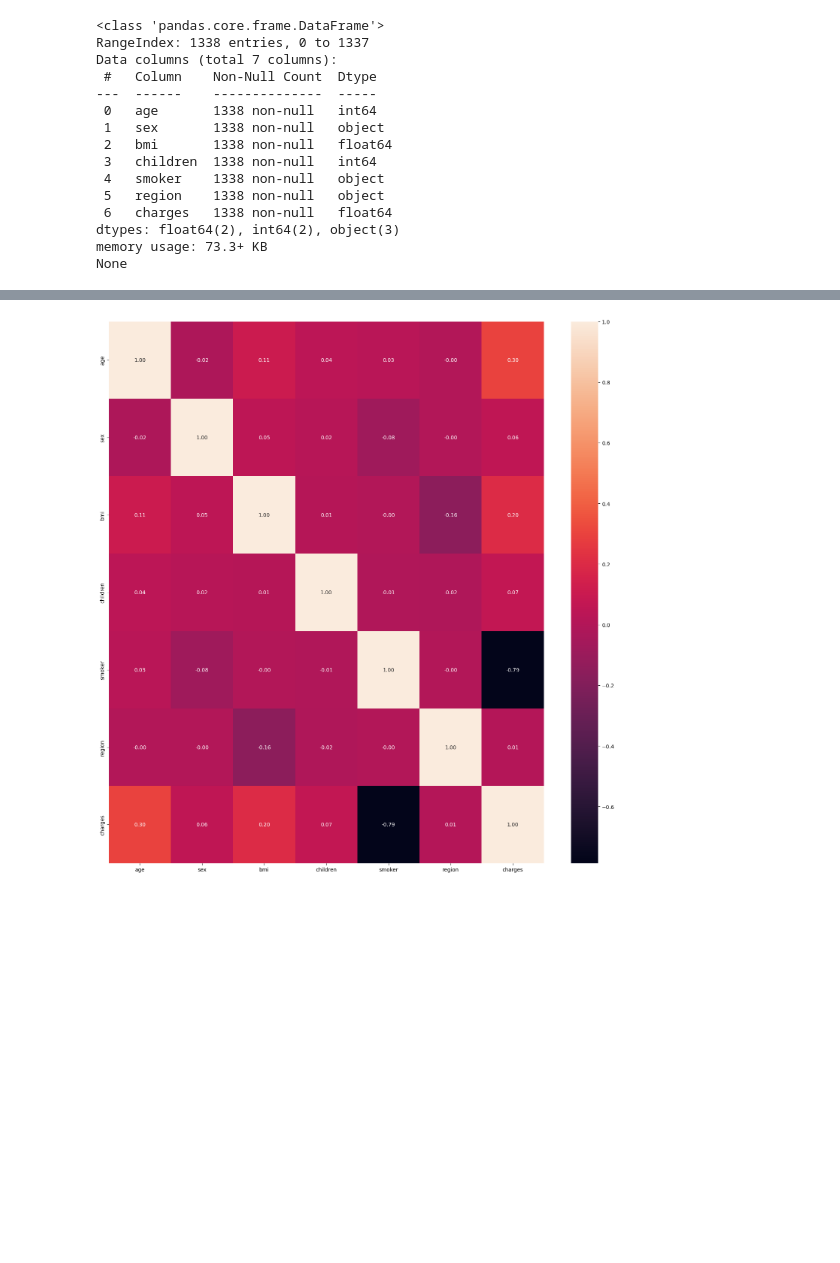
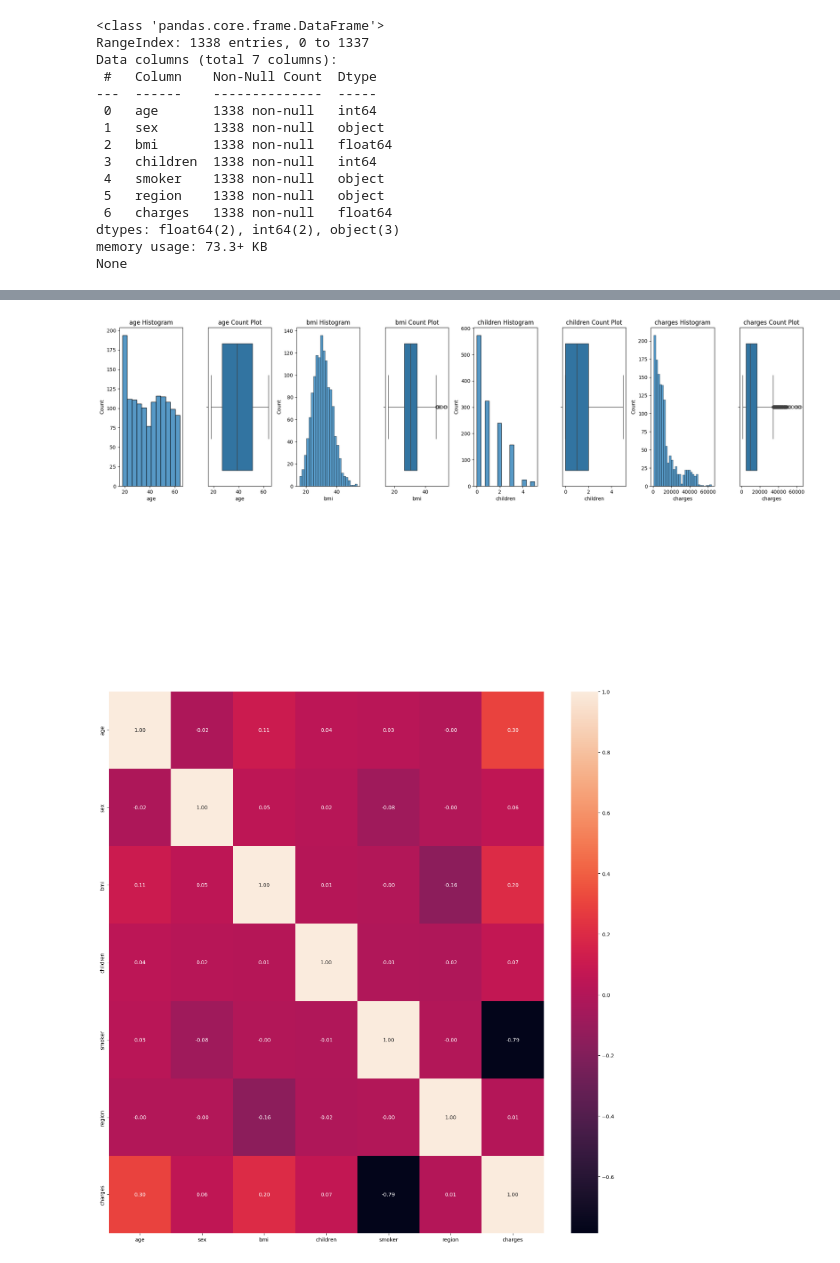
Before and after one commit to Jasn2002/linear-regression-project-tutorial, a Jupyter notebook: exercise.ipynb, the cells around one changed output, grey strips where cells are left out. Drawn from its saved outputs; the diff is of its cells as text; code cells hidden in the pictures; blank space fills up the shorter version.

```diff
--- a/exercise.ipynb
+++ b/exercise.ipynb
@@ -88,3 +71,34 @@ plt.show()
+# %%
+##NUMERIC VARIABLES##
+numeric_variables = ['age', 'bmi', 'children', 'charges']
+
+def plot_numeric_analysis(data_frame: pd.DataFrame, column_list: list[str]) -> None:
+    num_vars = len(column_list)
+    rows = 2
+    columns = 2 * num_vars  # Two plots per variable
+
+    fig, axes = plt.subplots(rows, columns, figsize=(20, 10))
+    axes = axes.flatten()  # Flatten the axes array for easier indexing
+
+    for i, column in enumerate(column_list):
+        # Histogram
+        sns.histplot(ax=axes[2*i], data=data_frame, x=column)
+        axes[2*i].set_title(f'{column} Histogram')
+
+        # Box plot
+        sns.boxplot(ax=axes[2*i + 1], data=data_frame, x=column)
+        axes[2*i + 1].set_title(f'{column} Count Plot')
+
+    # Hide any unused subplots
+    for j in range(2 * num_vars, len(axes)):
+        axes[j].axis('off')
+
+    plt.tight_layout()
+    plt.show()
+
+plot_numeric_analysis(df, numeric_variables)
+# %% [output]
+[figure, added]
 # %%
 def factorize_data(data_frame : pd.DataFrame, columns : list[str]) -> pd.DataFrame:
     new_df = data_frame
```
Also changed, not shown: parts of 3 cells of this notebook.
